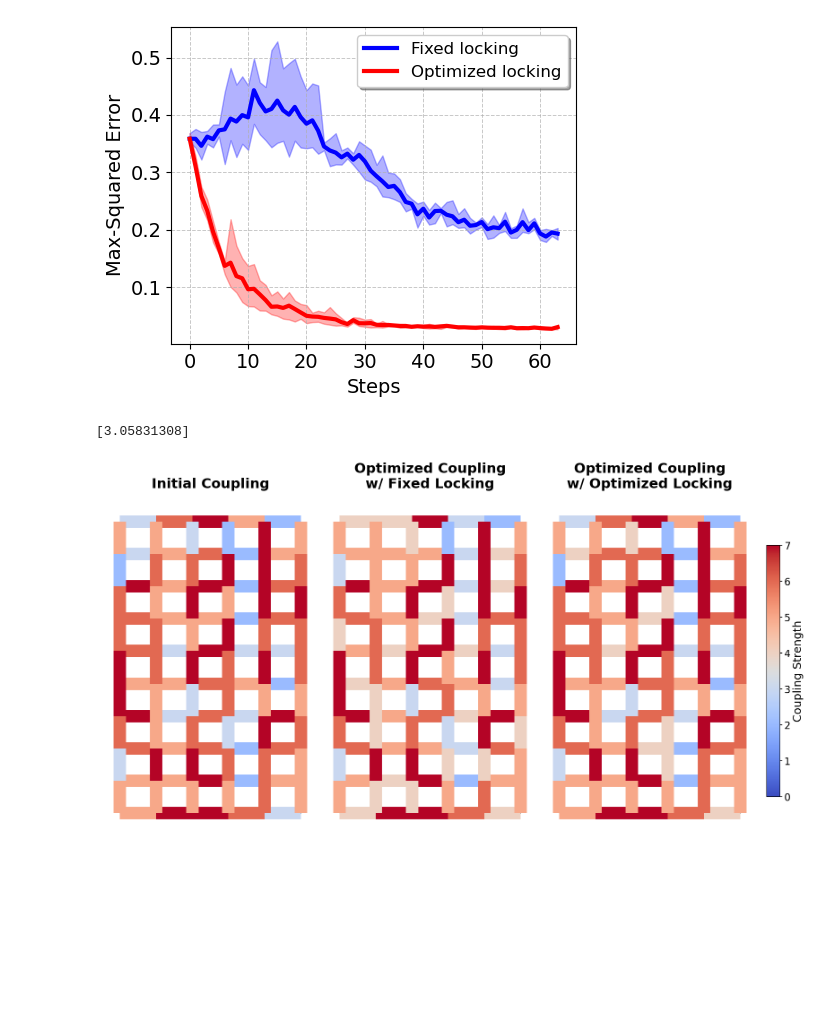
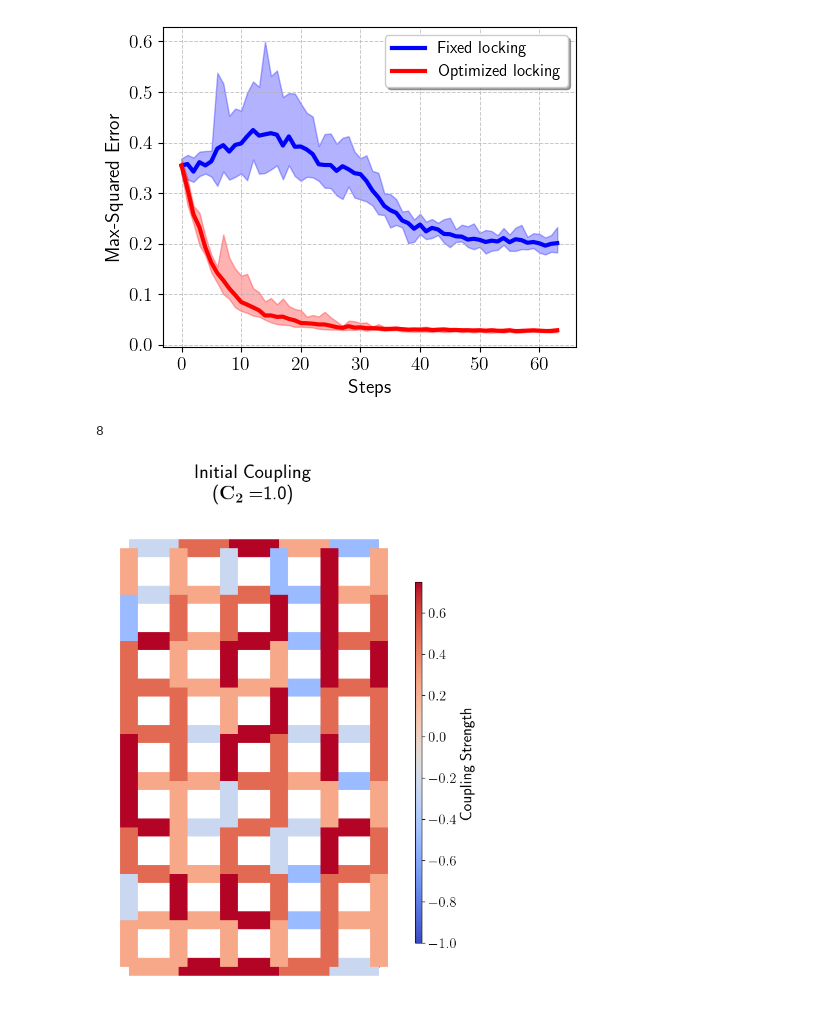
Before and after one commit to WangYuNeng/Ark, a Jupyter notebook: examples/obc/visualize.ipynb, the cells around one changed output. Cells and saved outputs as stored; diff of their text form; code cells hidden in the pictures; blank space fills up the shorter version.

Commit message:
Update obc visualization

```diff
--- a/examples/obc/visualize.ipynb
+++ b/examples/obc/visualize.ipynb
@@ -7,6 +7,7 @@ import jax
 import networkx as nx
 from matplotlib import cm
 jax.config.update("jax_enable_x64", True)
+plt.rcParams['text.usetex'] = True
 fix_lock_run_csv = pd.read_csv('fix_lock_loss_vs_iter.csv')
 trainable_lock_run_csv = pd.read_csv('trainable_lock_loss_vs_iter.csv')
 # %%
@@ -60,13 +61,20 @@ plt.tight_layout()
 plt.savefig('obc_loss_vs_iter.pdf', dpi=300, bbox_inches='tight')
 plt.show()
 # %% [output]
-[figure, old version]
+[figure, new version]
 # %%
 # Visualize the coupling strength
 
+init_weight_file = "weights/init_weight.npz"
+weights = jnp.load(init_weight_file)
+n_choices = weights['digital'].shape[-1]
+n_bits = jnp.log2(n_choices)
+val_choices = [(-(2 ** (n_bits - 1)) + i) * 2 / n_choices for i in range(n_choices)]
+print(n_choices)
+
 # Use a single color map for both row and column weights
 cmap = cm.get_cmap('coolwarm')
-weight_min, weight_max = 0, 7
+weight_min, weight_max = min(val_choices), max(val_choices)
 
 # Normalize weights for consistent coloring across all coupling strengths
 norm = plt.Normalize(vmin=weight_min, vmax=weight_max)
@@ -106,62 +114,65 @@ def convert_weights(w: jnp.ndarray):
     # 1. flattened 10x5 vector for the coupling in every row, plus
     # 2. flattened 9x6 vector for the coupling in every column
     # The element in the vector is an one-hot encoding of the coupling strength
-    # where the index with the highest value is the coupling strength
+    # The one-hot index corresponds to the coupling strength chosen from the list
+
 
     row_ks = w[:50].reshape(10, 5, -1).argmax(axis=2)
     col_ks = w[50:].reshape(9, 6, -1).argmax(axis=2)
+
+    row_ks = np.array([val_choices[i] for i in row_ks.flatten()]).reshape(10, 5)
+    col_ks = np.array([val_choices[i] for i in col_ks.flatten()]).reshape(9, 6)
 
     return row_ks, col_ks
 
 # Create a figure with 3 subplots
 # Init_weight, Fixed locking, Optimized locking
 
-fig, ax = plt.subplots(1, 3, figsize=(15, 8))
+fig, ax = plt.subplots(1, 1, figsize=(5, 8))
 
-init_weight_file = "weights/init_weight.npz"
-weights = jnp.load(init_weight_file)
 init_row_ks, init_col_ks = convert_weights(weights["digital"])
-plot_grid_with_weights(init_row_ks, init_col_ks, ax[0])
-ax[0].set_title("Initial Coupling", fontsize=22, fontweight='bold')
+locking = weights["analog"][0]
+plot_grid_with_weights(init_row_ks, init_col_ks, ax)
+ax.set_title("Initial Coupling\n(" + r"$\mathbf{C_2}=$" + f"{locking})", fontsize=22, fontweight='bold')
 
 # Fixed locking
-for seed in range(1):
-    weight_file = f"weights/{seed}.npz"
-    weights = jnp.load(weight_file)
-    row_ks, col_ks = convert_weights(weights["digital"])
-    plot_grid_with_weights(row_ks, col_ks, ax[1])
-ax[1].set_title("Optimized Coupling\nw/ Fixed Locking", fontsize=22, fontweight='bold')
+# for seed in range(1):
+#     weight_file = f"weights/{seed}.npz"
+#     weights = jnp.load(weight_file)
+#     row_ks, col_ks = convert_weights(weights["digital"])
+#     plot_grid_with_weights(row_ks, col_ks, ax[1])
+# ax[1].set_title("Optimized Coupling\nw/ Fixed Locking", fontsize=22, fontweight='bold')
 
-# Optimized locking
-for seed in range(1):
-    weight_file = f"weights/train_locking_{seed}.npz"
-    weights = jnp.load(weight_file)
-    row_ks, col_ks = convert_weights(weights["digital"])
-    plot_grid_with_weights(row_ks, col_ks, ax[2])
-    print(weights["analog"])
-ax[2].set_title("Optimized Coupling\nw/ Optimized Locking", fontsize=22, fontweight='bold')
+# # Optimized locking
+# for seed in range(1):
+#     weight_file = f"weights/train_locking_{seed}.npz"
+#     weights = jnp.load(weight_file)
+#     row_ks, col_ks = convert_weights(weights["digital"])
+#     plot_grid_with_weights(row_ks, col_ks, ax[2])
+#     print(weights["analog"])
+# ax[2].set_title("Optimized Coupling\nw/ Optimized Locking", fontsize=22, fontweight='bold')
 
 
 
 # Create a single shared colorbar for both row and column weights
 sm = cm.ScalarMappable(cmap=cmap, norm=norm)
 sm.set_array([])
 
 plt.axis('off')
 # Add the colorbar to the figure
 cbar_ax = fig.add_axes([1.0, 0.15, 0.02, 0.7])
 cbar = fig.colorbar(sm, cax=cbar_ax)
 cbar.ax.tick_params(labelsize=16)
 cbar.set_label('Coupling Strength', fontsize=18)
 
 # Final adjustments and display
 plt.tight_layout()
 plt.subplots_adjust(wspace=0.0, hspace=0.0, top=1)  # Adjust spacing between subplots
 plt.savefig('obc_weight.pdf', dpi=300, bbox_inches='tight')
 plt.show()
 # %% [output]
-[3.05831308]
+8
-[figure, old version]
+[figure, new version]
 # %%
 # Plot the diff of the grid
 
```
Also changed, not shown: parts of 1 cell of this notebook.
